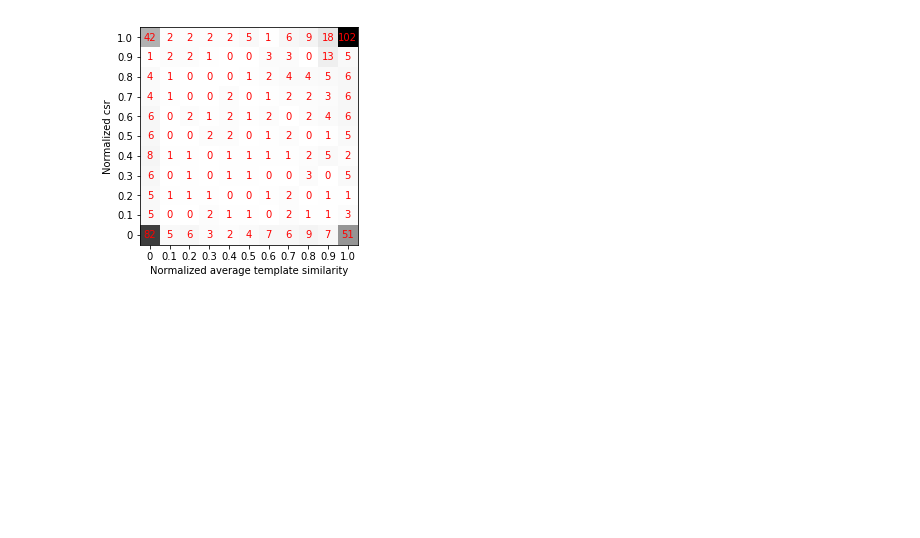
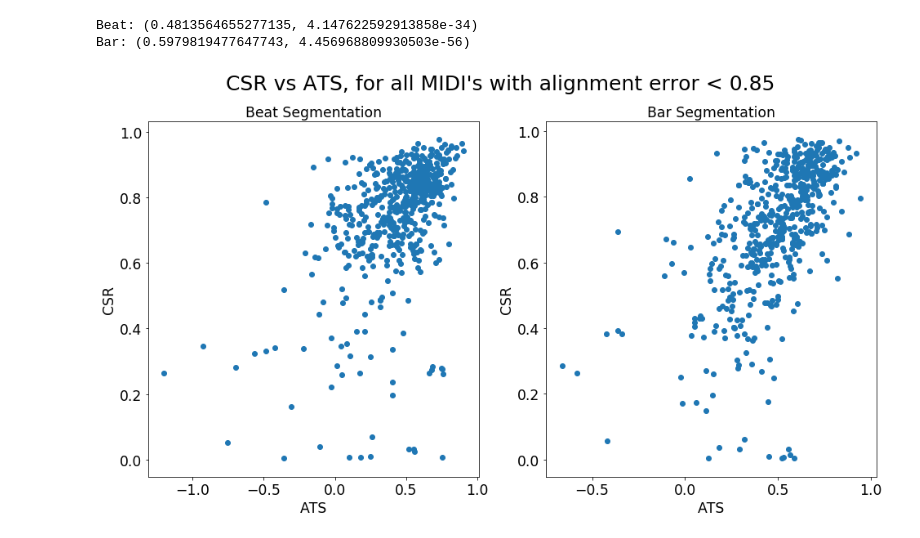
Before and after one commit to DaphneO/DECIBEL, a Jupyter notebook: MIDIselection.ipynb, the cells around one changed output. Drawn from its saved outputs; the diff is of its cells as text; code cells hidden in the pictures; blank space fills up the shorter version.

```diff
--- a/MIDIselection.ipynb
+++ b/MIDIselection.ipynb
@@ -96,23 +39,0 @@ plt.show()
-# %%
-nb = 10
-bins = np.linspace(0, 1, nb + 1)
-matrix = np.zeros((nb + 1, nb + 1), dtype=int)
-for i in range(len(all_est)):
-    x = int(nb * all_est[i])
-    y = int(nb * all_csr[i])
-    matrix[x,y] += 1
-fig, ax = plt.subplots()
-im = ax.imshow(matrix, cmap='Greys', interpolation='nearest', origin='lower')
-for i in range(matrix.shape[0]):
-    for j in range(matrix.shape[0]):
-        text = ax.text(j,i, matrix[i, j],
-                       ha="center", va="center", color="r")
-ax.set_xticks(range(nb + 1))
-ax.set_xticklabels([0, 0.1, 0.2, 0.3, 0.4, 0.5, 0.6, 0.7, 0.8, 0.9, 1.0])
-ax.set_yticks(range(nb + 1))
-ax.set_yticklabels([0, 0.1, 0.2, 0.3, 0.4, 0.5, 0.6, 0.7, 0.8, 0.9, 1.0])
-ax.set_xlabel('Normalized average template similarity')
-ax.set_ylabel('Normalized csr')
-plt.show()
-# %% [output]
-[figure, removed]
@@ -119,3 +49,46 @@ plt.show()
+# %%
+all_est_beat = []
+all_est_bar = []
+all_csr_beat = []
+all_csr_bar = []
+all_ovs_beat= []
+all_ovs_bar = []
+all_uns_beat = []
+all_uns_bar = []
+all_seg_beat = []
+all_seg_bar = []
+for song_key in songs:
+    for midi in songs[song_key]:
+        all_est_beat.append(midi[0])
+        all_csr_beat.append(midi[2])
+        all_est_bar.append(midi[1])
+        all_csr_bar.append(midi[3])
+        all_ovs_beat.append(midi[4])
+        all_ovs_bar.append(midi[5])
+        all_uns_beat.append(midi[6])
+        all_uns_bar.append(midi[7])
+        all_seg_beat.append(midi[8])
+        all_seg_bar.append(midi[9])
+
+print 'Beat: ' + str(ss.pearsonr(all_est_beat, all_csr_beat))
+print 'Bar: ' + str(ss.pearsonr(all_est_bar, all_csr_bar))
+
+fig, axes = plt.subplots(ncols=2, figsize=(16,8))
+# plt.figure(figsize=(10,10))
+axes[0].scatter(all_est_beat, all_csr_beat)
+axes[1].scatter(all_est_bar, all_csr_bar)
+fig.suptitle('CSR vs ATS, for all MIDI\'s with alignment error < 0.85', fontsize=25)
+axes[0].set_title('Beat Segmentation')
+axes[0].set_xlabel('ATS')
+axes[0].set_ylabel('CSR')
+axes[1].set_title('Bar Segmentation')
+axes[1].set_xlabel('ATS')
+axes[1].set_ylabel('CSR')
+plt.savefig('/media/daphne/Seagate Expansion Drive/Data/Results/Figures/CSRvsATS')
+# %% [output]
+Beat: (0.4813564655277135, 4.147622592913858e-34)
+Bar: (0.5979819477647743, 4.456968809930503e-56)
+[figure, added]
 # %%
 import scipy.stats as ss
 
```
Also changed, not shown: parts of 13 cells of this notebook, 3 other files.
